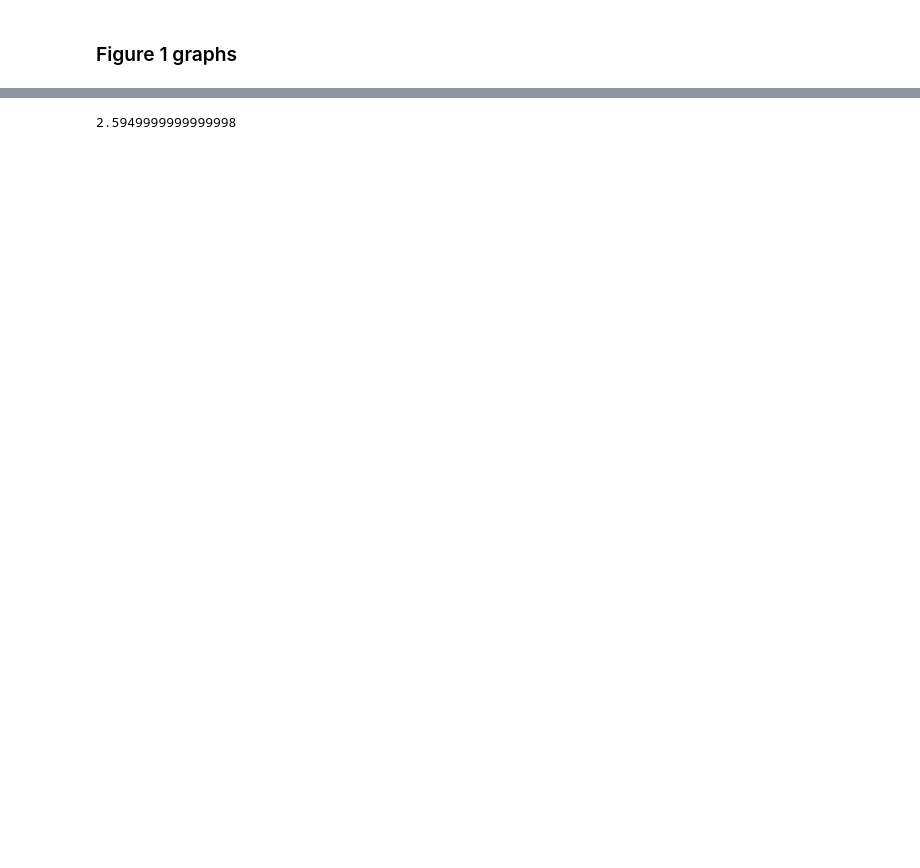
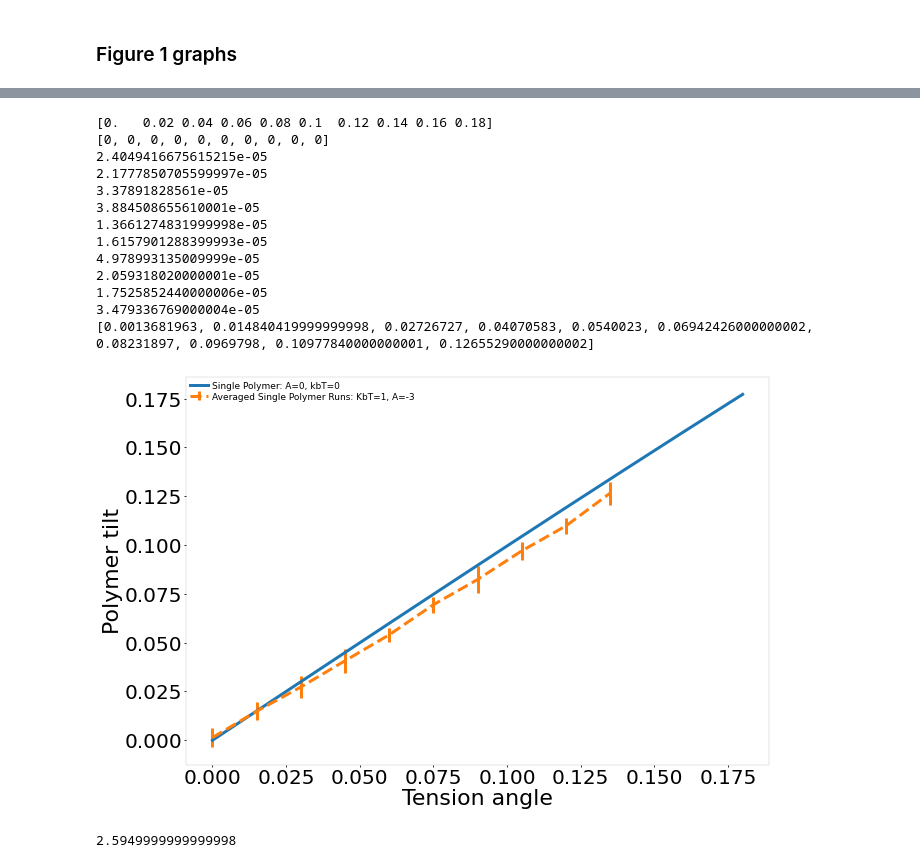
Before and after one commit to LevoSpacewars/Polymer-Tilt, a Jupyter notebook: graphs.ipynb, the cells around one changed output, grey strips where cells are left out. Drawn from its saved outputs; the diff is of its cells as text; code cells hidden in the pictures; blank space fills up the shorter version.

```diff
--- a/graphs.ipynb
+++ b/graphs.ipynb
@@ -79,3 +31,78 @@ for mp in fig1heatmaps:
+# %%
+figure_1_folders = ['singlePolymer']
+linear = range(10)
+fig1data = []
+fig1heatmaps = [[],[]]
+linewidth=7.0
+for name in figure_1_folders:
+    fig1data.append(np.array(ps.read_csv(name + '/data.txt',header = 0)))
+    #fig1heatmaps[0].append(getHeatMap(name,0.3))
+    #fig1heatmaps[1].append(getHeatMap(name,1.2))
+
+fig = plt.figure(figsize=(10,7))
+ind = 0
+forceanglea = np.linspace(0,3.6/20,10)
+forceangleb = np.linspace(0,2.7/20,10)
+print(forceangle)
+for data in fig1data:
+
+    plt.errorbar(forceanglea, data[3][1:],linewidth=3,label="Single Polymer: A=0, kbT=0")
+    ind += 1
+
+
+
+ax = plt.gca()
+plt.xticks(fontsize=14)
+plt.yticks(fontsize=14)
+
+namerange = list(range(1010,1020))
+output = []
+for path in namerange:
+    data = np.array(ps.read_csv(f"compiledRuns/{path}/data.txt"))
+    #print(data)
+    #devdata = np.array(ps.read_csv(path + "/stddevdata.txt"))
+    #plt.errorbar(np.linspace(0,3,10)/20, data[3][1:],fmt='.')
+    output.append(data[3][1:])
+    if output[-1][-1] < 0.02:
+        print(path)
+output = np.array(output)
+averaged = [0] * len(output[0])
+for element in output:
+    for i in range(len(element)):
+        averaged[i] +=element[i]
+averagedu = [0] * len(output[0])
+print(averagedu)
+for i in range(len(averaged)):
+    averaged[i] = averaged[i]/len(output)
+    for element in output:
+        averagedu[i] += pow(element[i] - averaged[i],2)/len(output)
+    print(averagedu[i])
+    averagedu[i] = math.sqrt(averagedu[i])
+
+
+print(averaged)
+plt.errorbar(np.linspace(0,2.7,10)/20,averaged,fmt='--',yerr= averagedu,linewidth=3, label="Averaged Single Polymer Runs: KbT=1, A=-3")
+plt.legend()
+plt.ylabel("Polymer tilt",fontsize=22)
+plt.xlabel("Tension angle",fontsize=22)
+plt.xticks(fontsize=20)
+plt.yticks(fontsize=20)
+plt.savefig("slope_comp.jpeg")
+# %% [output]
+[0.   0.02 0.04 0.06 0.08 0.1  0.12 0.14 0.16 0.18]
+[0, 0, 0, 0, 0, 0, 0, 0, 0, 0]
+2.4049416675615215e-05
+2.1777850705599997e-05
+3.37891828561e-05
+3.884508655610001e-05
+1.3661274831999998e-05
+1.6157901288399993e-05
+4.978993135009999e-05
+2.059318020000001e-05
+1.7525852440000006e-05
+3.479336769000004e-05
+[0.0013681963, 0.014840419999999998, 0.02726727, 0.04070583, 0.0540023, 0.06942426000000002, 0.08231897, 0.0969798, 0.10977840000000001, 0.12655290000000002]
+[figure, added]
 # %%
 
 fig_width = 3.46  # width in inches : 85 mm one-column format
```
Also changed, not shown: parts of 8 cells of this notebook, 6 other files.
